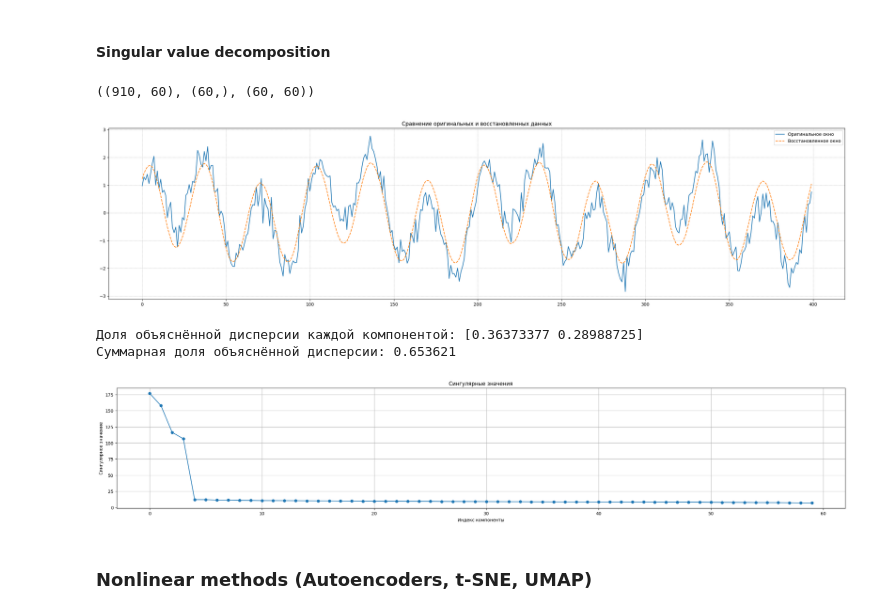
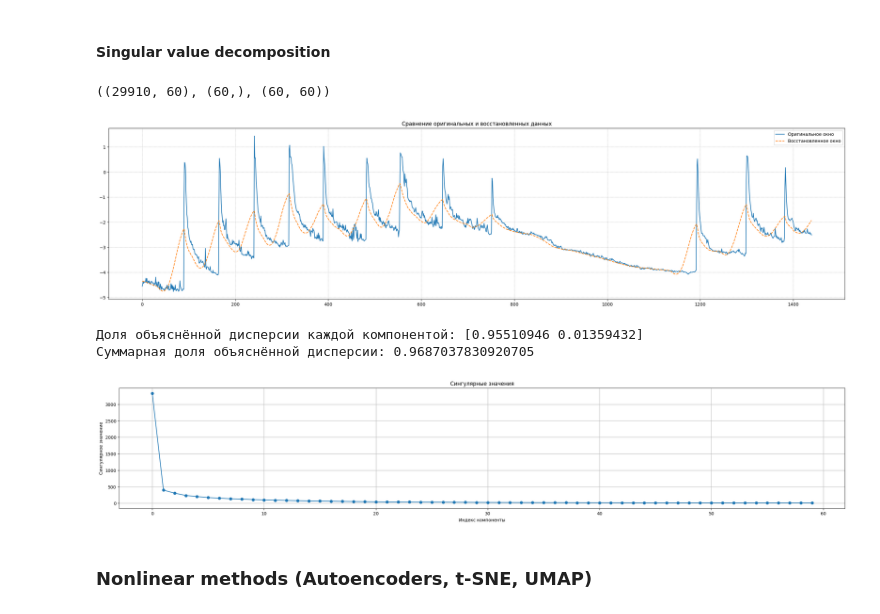
Before and after one commit to 3yungar/dl_phd_project, a Jupyter notebook: anomaly_forecasting/feature_space_compression.ipynb, the cells around one changed output. Saved outputs shown, nothing was run; the diff lists cells and outputs as text; code cells hidden in the pictures.

```diff
--- a/anomaly_forecasting/feature_space_compression.ipynb
+++ b/anomaly_forecasting/feature_space_compression.ipynb
@@ -20,2 +25,4 @@ signal = signal.astype('float32')
+# %%
+signal = pd.read_csv('../data/small_data.csv', usecols=['temp_ice']).values[:30000].reshape(-1)
 # %%
 plt.figure(figsize=(30, 6))
@@ -108,22 +116,22 @@ U, S, Vt = np.linalg.svd(X, full_matrices=False)
 # %%
 U.shape, S.shape, Vt.shape
 # %% [output]
-((910, 60), (60,), (60, 60))
+((29910, 60), (60,), (60, 60))
 # %%
 k = N_COMPRESSED_FEATURES
 X_svd_compressed = U[:, :k] * S[:k]
 X_svd_reconstructed = np.dot(U[:, :2], np.dot(np.diag(S[:2]), Vt[:2, :]))
 # %%
-plot_reconstructed_data(X_svd_reconstructed)
+plot_reconstructed_data(X_svd_reconstructed, 1440)
 # %% [output]
-[figure, old version]
+[figure, new version]
 # %%
 explained_variance = (S ** 2) / np.sum(S ** 2)
 print("Доля объяснённой дисперсии каждой компонентой:", explained_variance[:2])
 print("Суммарная доля объяснённой дисперсии:", np.sum(explained_variance[:2]))
 # %% [output]
-Доля объяснённой дисперсии каждой компонентой: [0.36373377 0.28988725]
-Суммарная доля объяснённой дисперсии: 0.653621
+Доля объяснённой дисперсии каждой компонентой: [0.95510946 0.01359432]
+Суммарная доля объяснённой дисперсии: 0.9687037830920705
 # %%
 plt.figure(figsize=(30, 5))
 plt.plot(S, marker="o")
@@ -133,7 +141,7 @@ plt.ylabel("Сингулярное значение")
 plt.grid(True)
 plt.show()
 # %% [output]
-[figure, old version]
+[figure, new version]
 # %% [markdown]
 ### Nonlinear methods (Autoencoders, t-SNE, UMAP)
 # %% [markdown]
```
Also changed, not shown: parts of 13 cells of this notebook.
